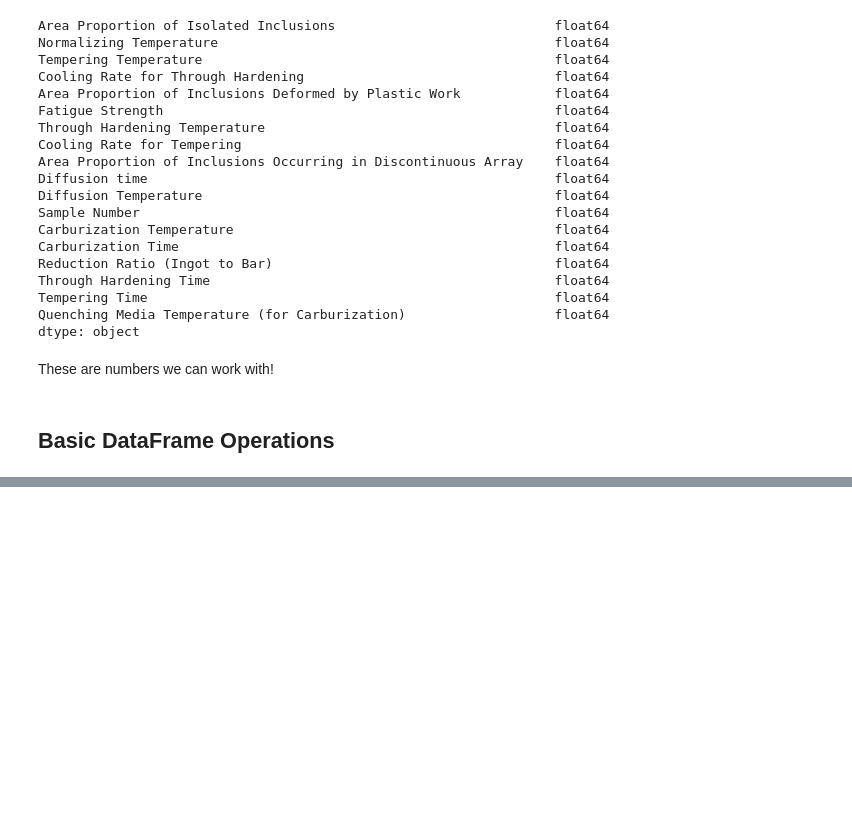
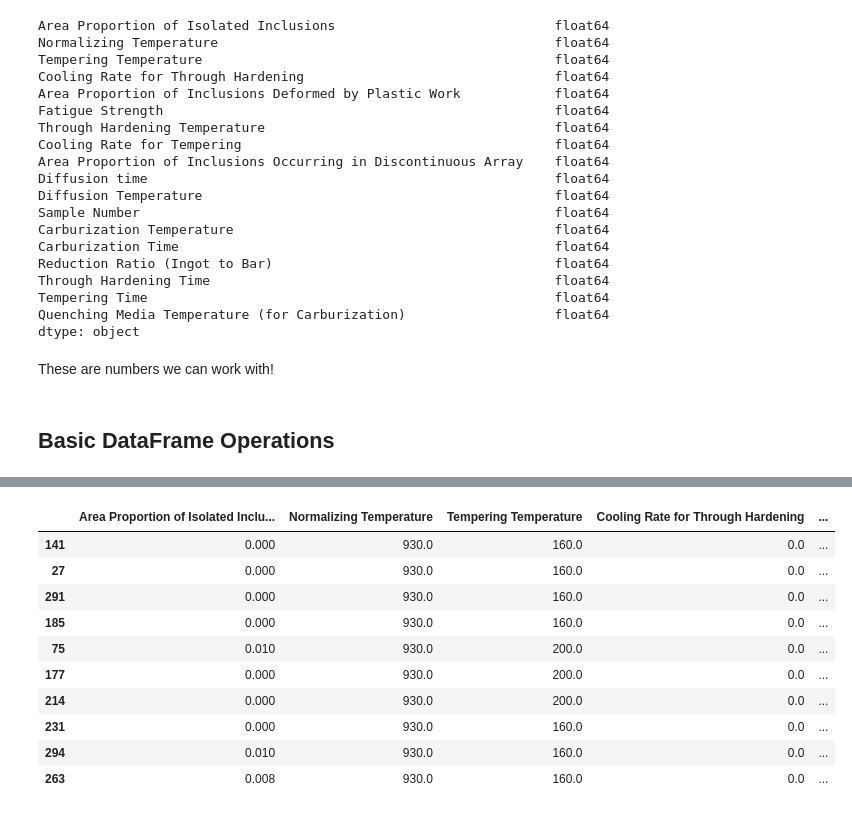
Before and after one commit to zdelrosario/ga-tech-workshop, a Jupyter notebook: files/exercises/02_solution.ipynb, the cells around one changed output, grey strips where cells are left out. Saved outputs shown, nothing was run; the diff lists cells and outputs as text; code cells hidden in the pictures; blank space fills up the shorter version.

```diff
--- a/files/exercises/02_solution.ipynb
+++ b/files/exercises/02_solution.ipynb
@@ -245,0 +287,16 @@ These are numbers we can work with!
+# %%
+## TASK: Sort by "Fatigue Strength" in descending order, take the top-10
+df_data.sort_values(by = "Fatigue Strength", ascending = False).head(10)
+# solution-end
+# %% [output]
+|  | Area Proportion of Isolated Inclu... | Normalizing Temperature | Tempering Temperature | Cooling Rate for Through Hardening | ... |
+| 141 | 0.000 | 930.0 | 160.0 | 0.0 | ... |
+| 27 | 0.000 | 930.0 | 160.0 | 0.0 | ... |
+| 291 | 0.000 | 930.0 | 160.0 | 0.0 | ... |
+| 185 | 0.000 | 930.0 | 160.0 | 0.0 | ... |
+| 75 | 0.010 | 930.0 | 200.0 | 0.0 | ... |
+| 177 | 0.000 | 930.0 | 200.0 | 0.0 | ... |
+| 214 | 0.000 | 930.0 | 200.0 | 0.0 | ... |
+| 231 | 0.000 | 930.0 | 160.0 | 0.0 | ... |
+| 294 | 0.010 | 930.0 | 160.0 | 0.0 | ... |
+| 263 | 0.008 | 930.0 | 160.0 | 0.0 | ... |
```
Also changed, not shown: parts of 10 cells of this notebook, 2 other files.
